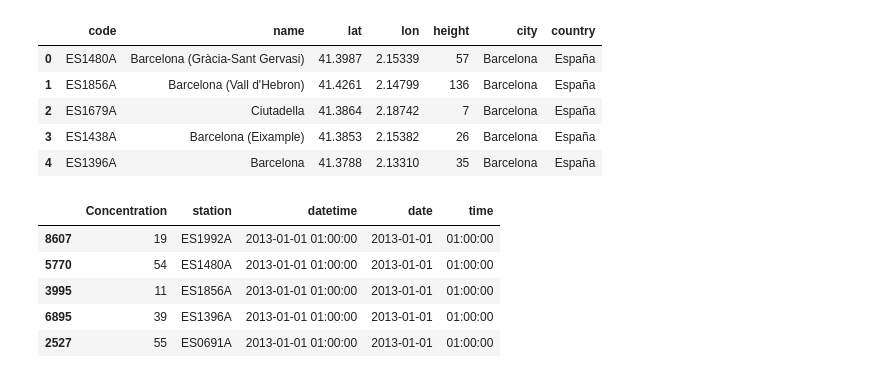
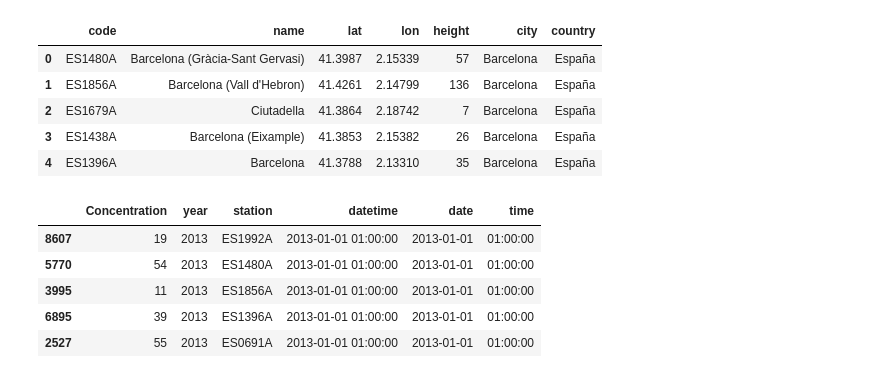
Before and after one commit to javiermas/BCNAirQualityDatathon, a Jupyter notebook: notebooks/Jonas_1.ipynb, the cells around one changed output. Saved outputs shown, nothing was run; the diff lists cells and outputs as text; code cells hidden in the pictures.

```diff
--- a/notebooks/Jonas_1.ipynb
+++ b/notebooks/Jonas_1.ipynb
@@ -6,6 +6,7 @@ import pandas as pd
 import xgboost as xgb
 import tensorflow as tf
 import matplotlib.pyplot as plt
+pd.options.display.float_format = '{:,.2f}'.format
 %matplotlib inline
 %load_ext rpy2.ipython
 # %% [output]
@@ -46,37 +50,36 @@ for folder in glob.glob('../data/obs/*'):
         data = pd.read_csv(file, sep='\t', names=obs_headers)
         data['year'] = year
         data['station'] = station
         observations.append(data)
 
 observations = pd.concat(observations)
 observations = observations[[c for c in observations.columns if c not in [
     'Countrycode',
     'Namespace',
     'AirQualityNetwork',
     'AirQualityStation',
     'AirQualityStationEoICode',
     'SamplingPoint',
     'SamplingProcess',
     'AveragingTime',
     'UnitOfMeasurement',
     'AirPollutant',
     'AirPollutantCode',
     'Validity',
     'Verification',
     'DatetimeEnd',
-    'year',
     'Sample'
 ]]]
 observations['datetime'] = pd.to_datetime(observations['DatetimeBegin'])
 observations = observations.drop('DatetimeBegin', axis=1)
 observations = observations.sort_values('datetime')
 observations['date'] = observations['datetime'].apply(lambda dt: dt.date())
 observations['time'] = observations['datetime'].apply(lambda dt: dt.time())
 observations.head(5)
 # %% [output]
-|  | Concentration | station | datetime | date | time |
-| 8607 | 19 | ES1992A | 2013-01-01 01:00:00 | 2013-01-01 | 01:00:00 |
-| 5770 | 54 | ES1480A | 2013-01-01 01:00:00 | 2013-01-01 | 01:00:00 |
-| 3995 | 11 | ES1856A | 2013-01-01 01:00:00 | 2013-01-01 | 01:00:00 |
-| 6895 | 39 | ES1396A | 2013-01-01 01:00:00 | 2013-01-01 | 01:00:00 |
-| 2527 | 55 | ES0691A | 2013-01-01 01:00:00 | 2013-01-01 | 01:00:00 |
+|  | Concentration | year | station | datetime | date | time |
+| 8607 | 19 | 2013 | ES1992A | 2013-01-01 01:00:00 | 2013-01-01 | 01:00:00 |
+| 5770 | 54 | 2013 | ES1480A | 2013-01-01 01:00:00 | 2013-01-01 | 01:00:00 |
+| 3995 | 11 | 2013 | ES1856A | 2013-01-01 01:00:00 | 2013-01-01 | 01:00:00 |
+| 6895 | 39 | 2013 | ES1396A | 2013-01-01 01:00:00 | 2013-01-01 | 01:00:00 |
+| 2527 | 55 | 2013 | ES0691A | 2013-01-01 01:00:00 | 2013-01-01 | 01:00:00 |
```
Also changed, not shown: parts of 6 cells of this notebook.
